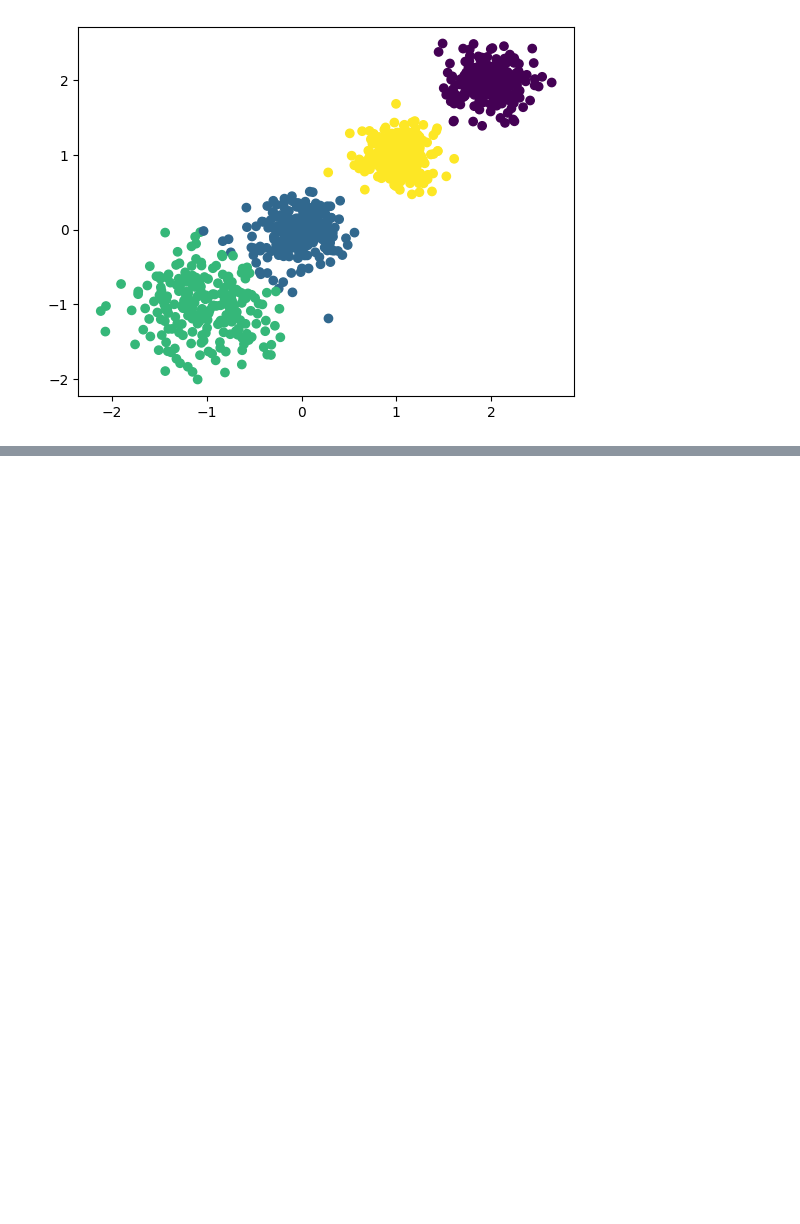
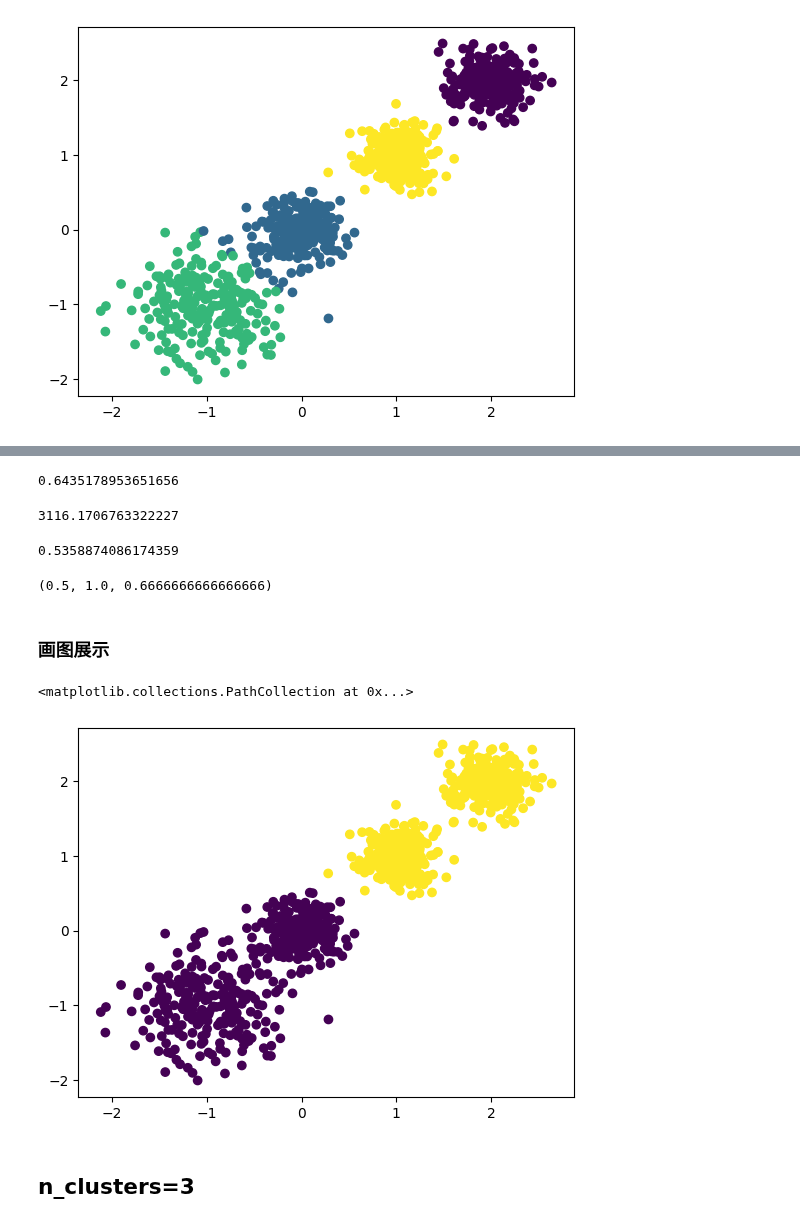
Before and after one commit to NagatoYuki0943/ML, a Jupyter notebook: code/sklearn07_cluster/1_KMeans&BisectingKMeans.ipynb, the cells around one changed output, grey strips where cells are left out. Cells and saved outputs as stored; diff of their text form; code cells hidden in the pictures; blank space fills up the shorter version.

```diff
--- a/code/sklearn07_cluster/1_KMeans.ipynb
+++ b/code/sklearn07_cluster/1_KMeans&BisectingKMeans.ipynb
@@ -166,0 +183,4 @@ plt.scatter(x[:, 0], x[:, 1], c=y_pred_4)
+# %%
+bkmeans_2 = BisectingKMeans(n_clusters=2, random_state=0)
+# %%
+y_pred_2 = bkmeans_2.fit_predict(x)
@@ -166,0 +189,28 @@ plt.scatter(x[:, 0], x[:, 1], c=y_pred_4)
+# %%
+# -1~+1,+1最好
+silhouette_score(x, y_pred_2)
+# %% [output]
+0.6435178953651656
+# %%
+# 分数越大越好
+calinski_harabasz_score(x, y_pred_2)
+# %% [output]
+3116.1706763322227
+# %%
+# 越小越好,最小为0
+davies_bouldin_score(x, y_pred_2)
+# %% [output]
+0.5358874086174359
+# %%
+homogeneity_completeness_v_measure(y, y_pred_2)
+# %% [output]
+(0.5, 1.0, 0.6666666666666666)
+# %% [markdown]
+### 画图展示
+# %%
+plt.scatter(x[:, 0], x[:, 1], c=y_pred_2)
+# %% [output]
+<matplotlib.collections.PathCollection at 0x...>
+[figure, added]
+# %% [markdown]
+## n_clusters=3
```
Also changed, not shown: parts of 26 cells of this notebook, 31 other files.
